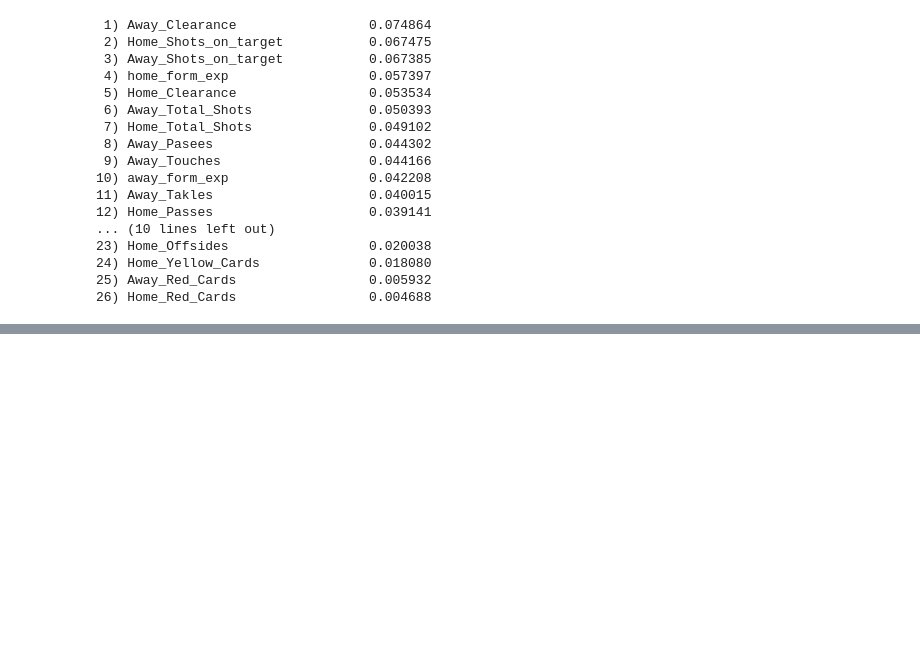
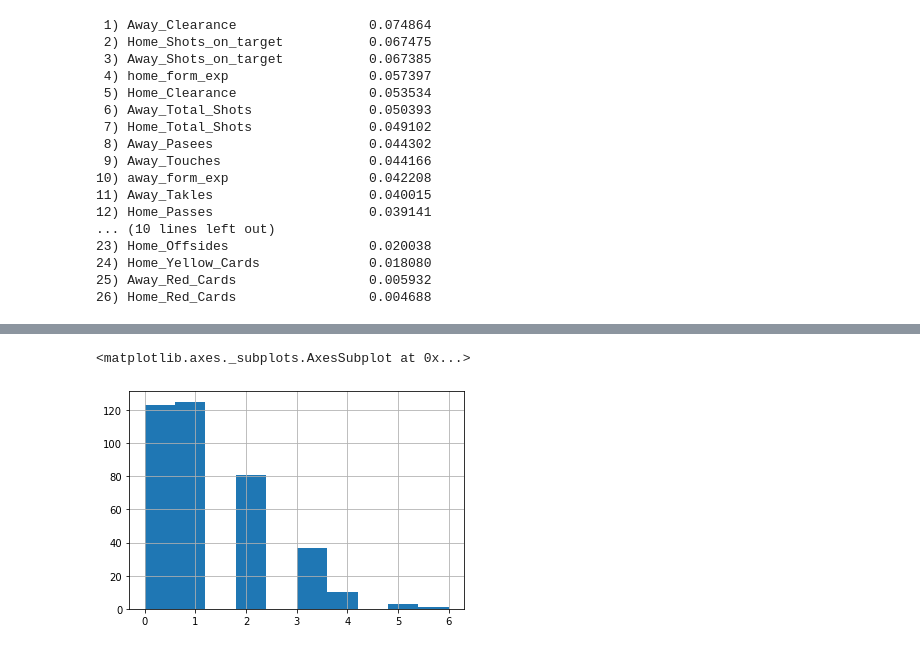
Before and after one commit to nnimako/Soccer_LeageTable_Prediction, a Jupyter notebook: Untitled.ipynb, the cells around one changed output, grey strips where cells are left out. Cells and saved outputs as stored; diff of their text form; code cells hidden in the pictures; blank space fills up the shorter version.

```diff
--- a/Untitled.ipynb
+++ b/Untitled.ipynb
@@ -431,0 +827,6 @@ ModuleNotFoundError: No module named 'SBS'
+# %%
+awayteam_eg = df['Awayteam Score'].hist()
+awayteam_eg
+# %% [output]
+<matplotlib.axes._subplots.AxesSubplot at 0x...>
+[figure, added]
```
Also changed, not shown: parts of 50 cells of this notebook.
